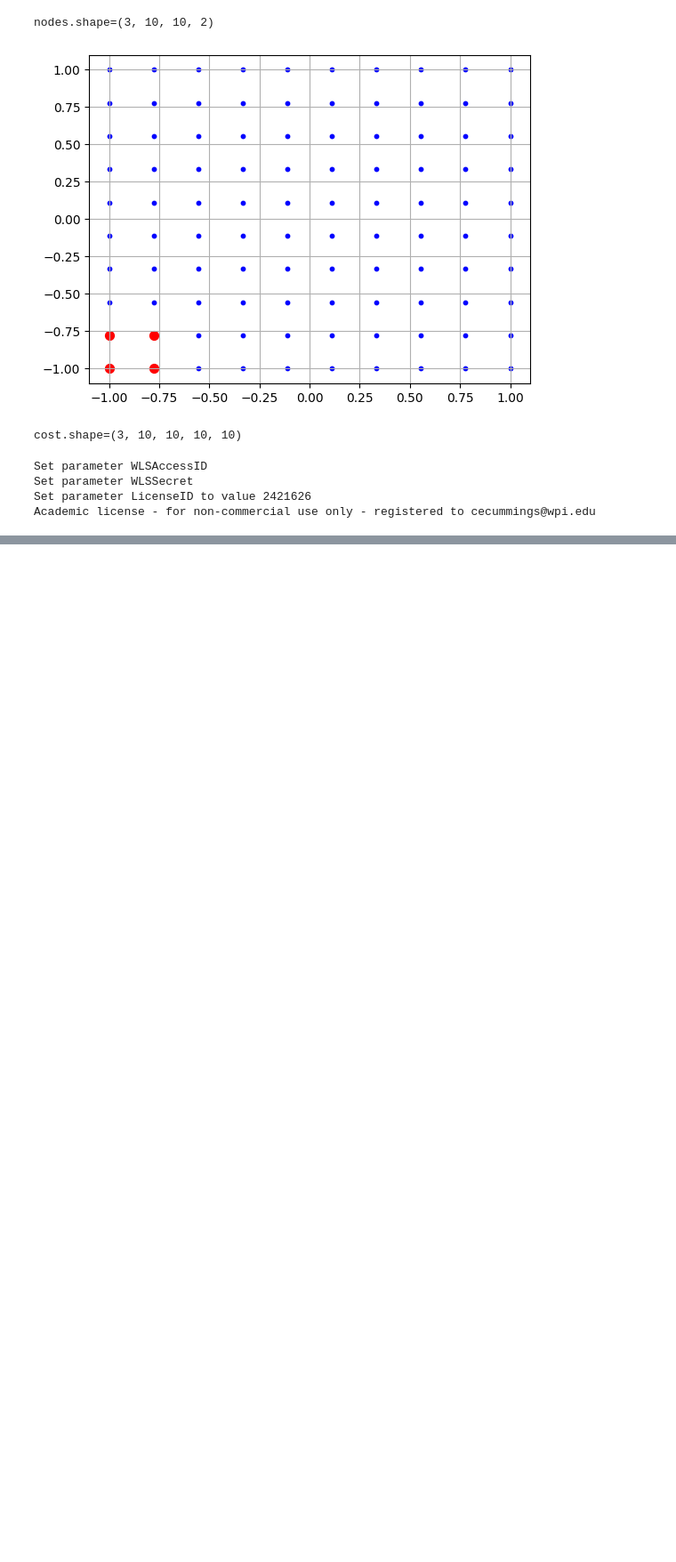
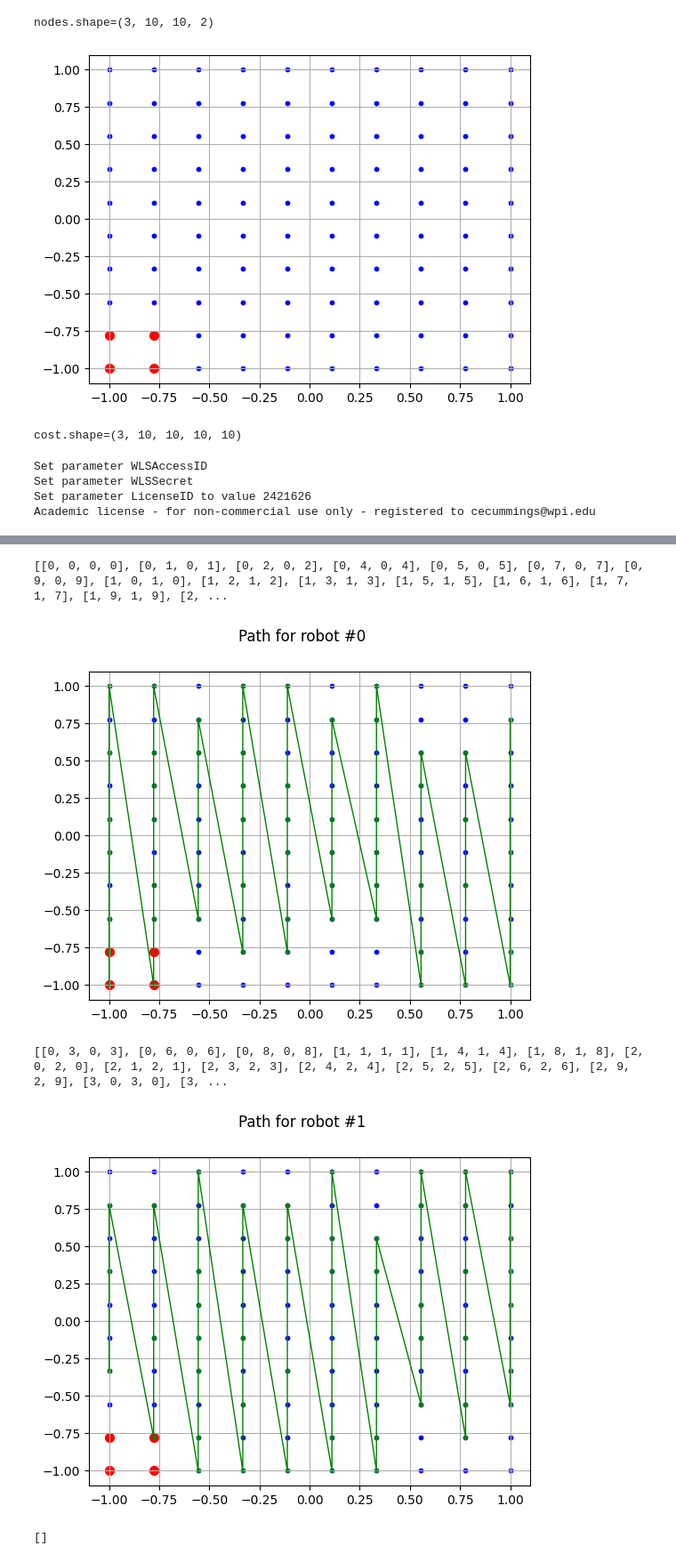
Before and after one commit to nestlab-bae-mqp-2024/mrpcp-solvers, a Jupyter notebook: jupyter/2015_mrpcp/2015_mrpcp_cams-attempt-2.ipynb, the cells around one changed output, grey strips where cells are left out. Shown at 89% size. Saved outputs shown, nothing was run; the diff lists cells and outputs as text; code cells hidden in the pictures; blank space fills up the shorter version.

```diff
--- a/jupyter/2015_mrpcp/2015_mrpcp_cams-attempt-2.ipynb
+++ b/jupyter/2015_mrpcp/2015_mrpcp_cams-attempt-2.ipynb
@@ -167,23 +168,20 @@ def a_star_search(i1, j1, i2, j2):
     return final_path
 # Fuel Constraints (15), (16), (17), (18), (19), (20)
 # This includes adding another decision variable
-ri = model.addVar(1, name='ri', vtype=GRB.INTEGER)
-rj = model.addVar(1, name='rj', vtype=GRB.INTEGER)
+r = m.addMVar((k,n,n), name='r', vtype=GRB.INTEGER, lb=0, ub=fuel_capacity)  # (20)
 
 for i1, j1, i2, j2 in itertools.product(range(n), range(n), range(n), range(n)):
     fij = len(a_star_search(i1,j1,i2,j2))
-    _ = model.addConstr(rj-ri+fij <= (fuel_capacity+max_fuel_expenditure)*(1-x[:,i1,j1,:,:])) #(15)
-    _ = model.addConstr(rj-ri+fij >= -(fuel_capacity+max_fuel_expenditure)*(1-x[:,i1,j1,:,:])) #(16)
+    _ = m.addConstr(r[ki,i2,j2]-r[ki,i1,j1]+fij <= (fuel_capacity+max_fuel_expenditure)*(1-x[ki,i1,j1,i2,j2])) #(15)
+    _ = m.addConstr(r[ki,i2,j2]-r[ki,i1,j1]+fij >= -(fuel_capacity+max_fuel_expenditure)*(1-x[ki,i1,j1,i2,j2])) #(16)
 
     #(20)
-    _ = model.addConstr(0<=ri)
-    _ = model.addConstr(ri<=fuel_capacity)
     for depot in depots_i:
         if i1 == depot[0] and j1 == depot[1]:
-            _ = model.addConstr(rj-fuel_capacity+fij >= -(fuel_capacity+max_fuel_expenditure)*(1-x[:,i1,j1,depot[0],depot[1]])) #(17)
-            _ = model.addConstr(rj-fuel_capacity+fij <= (fuel_capacity+max_fuel_expenditure)*(1-x[:,i1,j1,depot[0],depot[1]])) #(18)
+            _ = m.addConstr(r[ki,i2,j2]-fuel_capacity+fij >= -(fuel_capacity+max_fuel_expenditure)*(1-x[ki,i1,j1,depot[0],depot[1]])) #(17)
+            _ = m.addConstr(r[ki,i2,j2]-fuel_capacity+fij <= (fuel_capacity+max_fuel_expenditure)*(1-x[ki,i1,j1,depot[0],depot[1]])) #(18)
         if i2 == depot[0] and j2 == depot[1]:
-            _ = model.addConstr(ri-fij >= -(fuel_capacity+max_fuel_expenditure)*(1-x[:,depot[0],depot[1],i2,j2])) #(19)
+            _ = m.addConstr(r[ki,i1,j1]-fij >= -(fuel_capacity+max_fuel_expenditure)*(1-x[ki,depot[0],depot[1],i2,j2])) #(19)
 # %%
 m._vars = x
 #m.Params.lazyConstraints = 1
@@ -207,27 +223,21 @@ print(robot_paths)
-# %%
-shortest_tours = []
-selected = m._vars.x
-for ki in range(k):
-    shortest_tour, all_tours = subtour(np.transpose(np.where(m._vars.x[ki] > 0.5)))
-    print(shortest_tour)
-    #shortest_tour.append(shortest_tour[0])
-    #shortest_tours.append(shortest_tour)
-    #print(f"robot #{ki}")
-    #print(f"Shortest Tour: {shortest_tour}")
-    # for i, t in enumerate(all_tours):
-    #     print(f"Tour #{i}: {all_tours}")
-    #print("-" * 50)
 # %%
 # Graphical sanity check for the tour
-for ki, tour in enumerate(shortest_tours):
+for ki, tour in enumerate(robot_paths):
     fig = plt.figure()
     fig.suptitle(f"Path for robot #{ki}")
     plt.scatter(nodes[0, :, :, 0], nodes[0, :, :, 1], c='blue', s=10)
     plt.scatter(nodes[0, depots_i[:, 0], depots_i[:, 1], 0], nodes[0, depots_i[:, 0], depots_i[:, 1], 1], c='red', s=50)
     tour_np = np.array([]).reshape(0, 2)
-    for i, j in tour:
+    print(tour)
+    for i, j, _, _ in tour:
         plt.scatter(nodes[0, i, j, 0], nodes[0, i, j, 1], c="green", s=8)
         tour_np = np.concatenate((tour_np, nodes[0, i, j].reshape(1, 2)))
     plt.plot(tour_np[:, 0], tour_np[:, 1], color="green", linewidth=1)
     plt.grid()
     plt.show()
+# %% [output]
+[[0, 0, 0, 0], [0, 1, 0, 1], [0, 2, 0, 2], [0, 4, 0, 4], [0, 5, 0, 5], [0, 7, 0, 7], [0, 9, 0, 9], [1, 0, 1, 0], [1, 2, 1, 2], [1, 3, 1, 3], [1, 5, 1, 5], [1, 6, 1, 6], [1, 7, 1, 7], [1, 9, 1, 9], [2, ...
+[figure, added]
+[[0, 3, 0, 3], [0, 6, 0, 6], [0, 8, 0, 8], [1, 1, 1, 1], [1, 4, 1, 4], [1, 8, 1, 8], [2, 0, 2, 0], [2, 1, 2, 1], [2, 3, 2, 3], [2, 4, 2, 4], [2, 5, 2, 5], [2, 6, 2, 6], [2, 9, 2, 9], [3, 0, 3, 0], [3, ...
+[figure, added]
+[]
```
Also changed, not shown: parts of 3 cells of this notebook, 1 other file.
